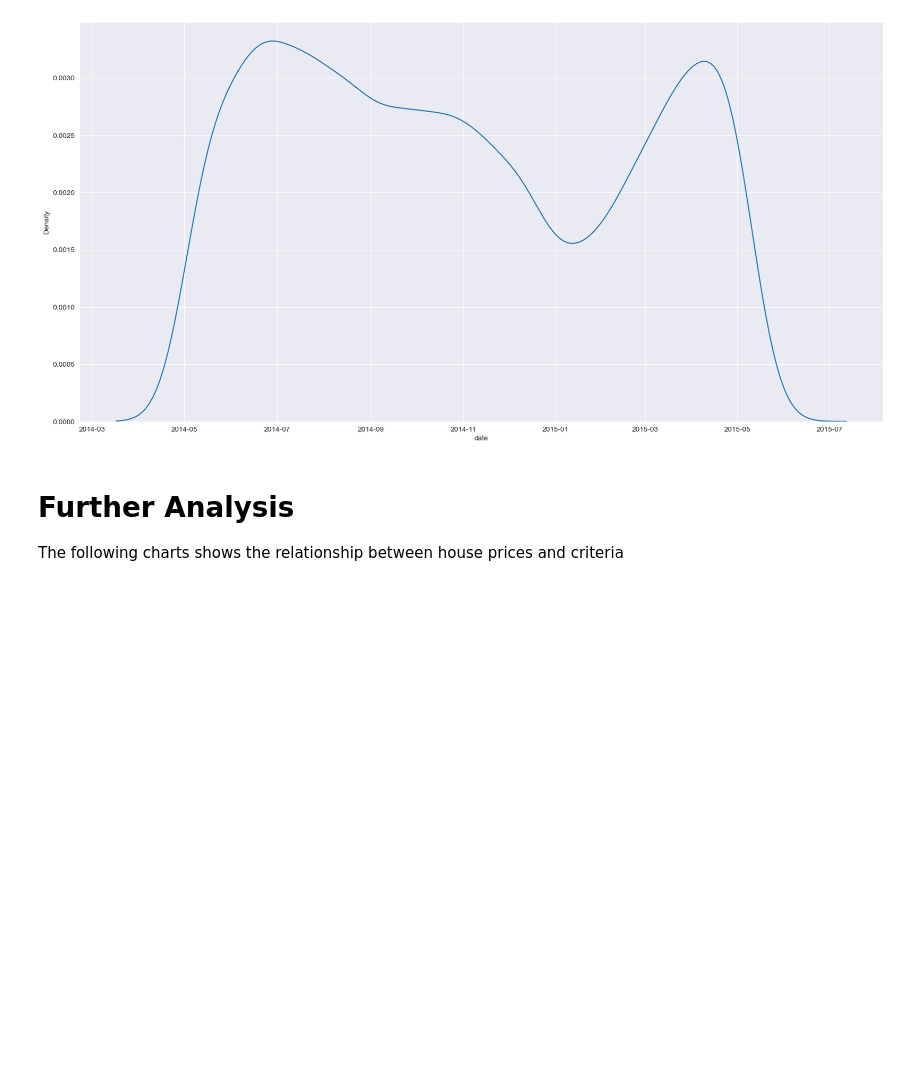
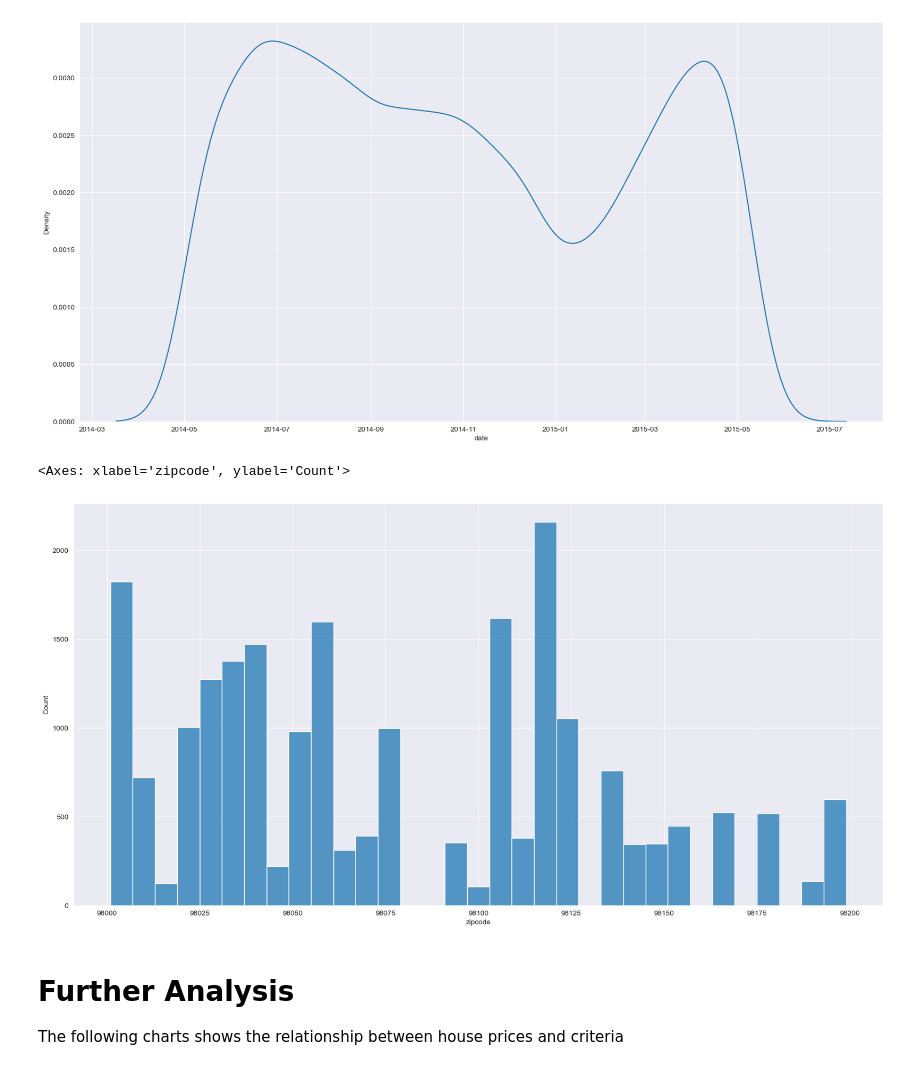
Before and after one commit to kanawanttotimetravel/house-price-prediction, a Jupyter notebook: preprocessing.ipynb, the cells around one changed output. Cells and saved outputs as stored; diff of their text form; code cells hidden in the pictures; blank space fills up the shorter version.

```diff
--- a/preprocessing.ipynb
+++ b/preprocessing.ipynb
@@ -150,6 +150,11 @@ sns.kdeplot(house_data['date'])
 # %% [output]
 <Axes: xlabel='date', ylabel='Density'>
 [figure]
+# %%
+sns.histplot(house_data['zipcode'])
+# %% [output]
+<Axes: xlabel='zipcode', ylabel='Count'>
+[figure, added]
 # %%
 # Type cast 'bathrooms' and 'floors' to int
 house_data['bathrooms'] = house_data['bathrooms'].astype(int)
```
Also changed, not shown: parts of 5 cells of this notebook, 2 other files.
